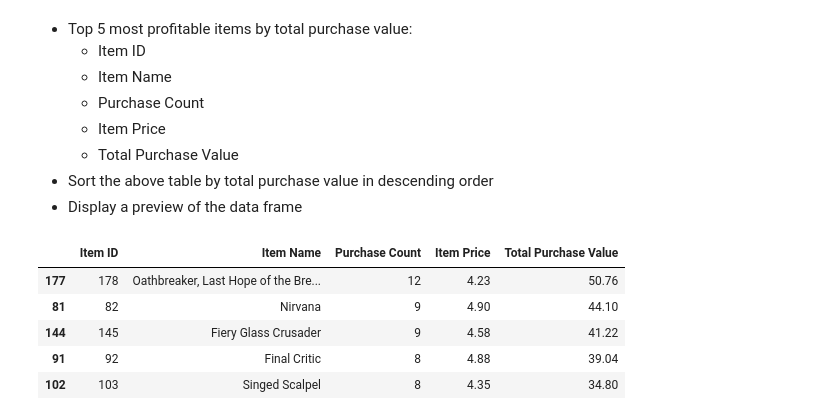
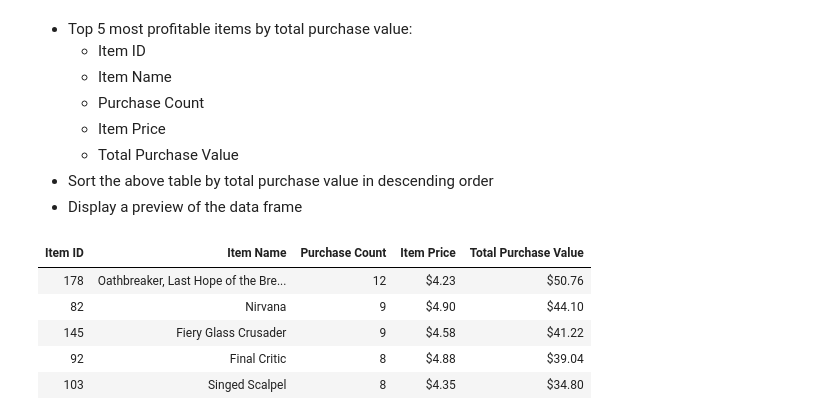
Before and after one commit to edwei06/data_science_2024_fall, a Jupyter notebook: data_science_hw2/hw2_purchase/hw2_purchase.ipynb, the cells around one changed output. Cells and saved outputs as stored; diff of their text form; code cells hidden in the pictures.

```diff
--- a/data_science_hw2/hw2_purchase/hw2_purchase.ipynb
+++ b/data_science_hw2/hw2_purchase/hw2_purchase.ipynb
@@ -237,6 +279,18 @@ age_demographics
 * Create a summary data frame to hold the results
 * Display the summary data frame
 # %%
+# define age bins and labels
+age_bins = [0, 10, 15, 20, 25, 30, 35, 40, np.inf]  # Added <10 and 40+
+age_labels = ['<10', '10-14', '15-19', '20-24', '25-29', '30-34', '35-39', '40+']  # Corresponding labels
+
+# categorize players into age groups
+purchase_data['Age Group'] = pd.cut(
+    purchase_data['Age'],
+    bins=age_bins,
+    labels=age_labels,
+    right=False
+)
+
 # bin the purchase data by age group
 age_grouped = purchase_data.groupby('Age Group')
 
@@ -249,9 +303,14 @@ purchasing_analysis_age = pd.DataFrame({
     'Purchase Count': purchase_count_age,
     'Average Purchase Price': avg_purchase_price_age.round(2),
     'Total Purchase Value': total_purchase_value_age.round(2),
-    'Average Purchase per Person': avg_purchase_per_person_age.round(2)
+    'Average Purchase Total per Person': avg_purchase_per_person_age.round(2)
 }).reset_index()
 
-# print(purchasing_analysis_age)
+purchasing_analysis_age = purchasing_analysis_age.rename(columns={'Age Group': ''})
+purchasing_analysis_age = purchasing_analysis_age.style.hide_index().format({
+    'Average Purchase Price': "${:,.2f}",
+    'Total Purchase Value': "${:,.2f}",
+    'Average Purchase Total per Person': "${:,.2f}"
+})
 purchasing_analysis_age
 # %% [output]
@@ -387,15 +452,18 @@ most_popular_items
 # %%
 # sort the items by Total Purchase Value descending and select top 5
 most_profitable_items = item_stats.sort_values('Total Purchase Value', ascending=False).head(5)
-
+most_profitable_items = most_profitable_items.style.hide_index().format({
+    'Item Price' : "${:.2f}",
+    'Total Purchase Value' : "${:.2f}",
+})
 # print(most_profitable_items)
 most_profitable_items
 # %% [output]
-|  | Item ID | Item Name | Purchase Count | Item Price | Total Purchase Value |
-| 177 | 178 | Oathbreaker, Last Hope of the Bre... | 12 | 4.23 | 50.76 |
-| 81 | 82 | Nirvana | 9 | 4.90 | 44.10 |
-| 144 | 145 | Fiery Glass Crusader | 9 | 4.58 | 41.22 |
-| 91 | 92 | Final Critic | 8 | 4.88 | 39.04 |
-| 102 | 103 | Singed Scalpel | 8 | 4.35 | 34.80 |
+| Item ID | Item Name | Purchase Count | Item Price | Total Purchase Value |
+| 178 | Oathbreaker, Last Hope of the Bre... | 12 | $4.23 | $50.76 |
+| 82 | Nirvana | 9 | $4.90 | $44.10 |
+| 145 | Fiery Glass Crusader | 9 | $4.58 | $41.22 |
+| 92 | Final Critic | 8 | $4.88 | $39.04 |
+| 103 | Singed Scalpel | 8 | $4.35 | $34.80 |
 # %%
 # %% [output]
```
Also changed, not shown: parts of 8 cells of this notebook.
